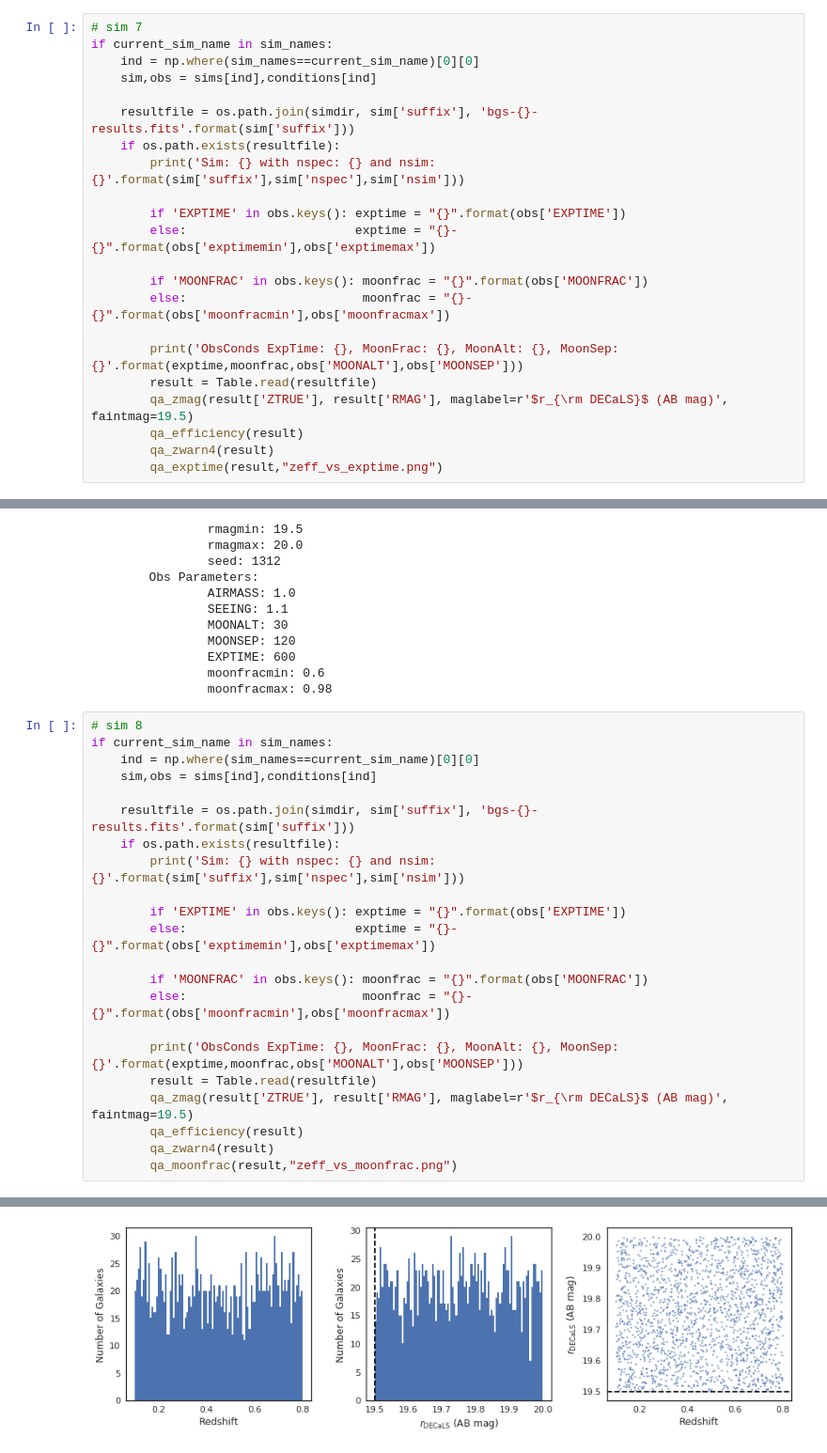
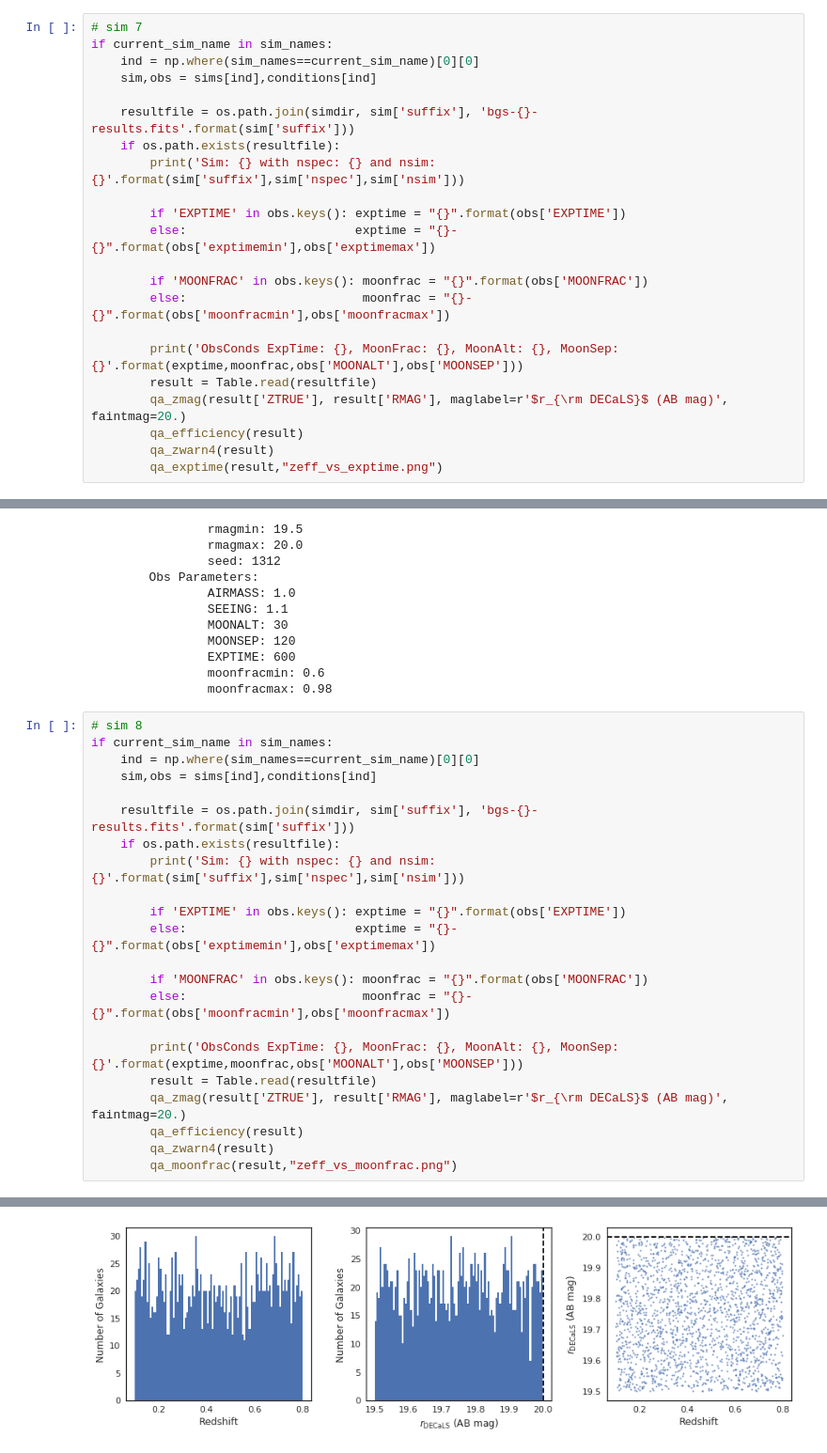
Before and after one commit to cosmodesi/desibgsdev, a Jupyter notebook: Redshift_Efficiency_Study/BGS_uniform-sampling_qa.ipynb, the cells around one changed output, grey strips where cells are left out. Shown at 94% size. Saved outputs shown, nothing was run; the diff lists cells and outputs as text.

```diff
--- a/Redshift_Efficiency_Study/BGS_uniform-sampling_qa.ipynb
+++ b/Redshift_Efficiency_Study/BGS_uniform-sampling_qa.ipynb
@@ -426,7 +426,7 @@ if current_sim_name in sim_names:
 
         print('ObsConds ExpTime: {}, MoonFrac: {}, MoonAlt: {}, MoonSep: {}'.format(exptime,moonfrac,obs['MOONALT'],obs['MOONSEP']))
         result = Table.read(resultfile)
-        qa_zmag(result['ZTRUE'], result['RMAG'], maglabel=r'$r_{\rm DECaLS}$ (AB mag)', faintmag=19.5)
+        qa_zmag(result['ZTRUE'], result['RMAG'], maglabel=r'$r_{\rm DECaLS}$ (AB mag)', faintmag=20.)
         qa_efficiency(result)
         qa_zwarn4(result)
         qa_exptime(result,"zeff_vs_exptime.png")
@@ -467,29 +467,29 @@ Sim: sim08
 # %%
 # sim 8
 if current_sim_name in sim_names:
     ind = np.where(sim_names==current_sim_name)[0][0]
     sim,obs = sims[ind],conditions[ind]
 
     resultfile = os.path.join(simdir, sim['suffix'], 'bgs-{}-results.fits'.format(sim['suffix']))
     if os.path.exists(resultfile):
         print('Sim: {} with nspec: {} and nsim: {}'.format(sim['suffix'],sim['nspec'],sim['nsim']))
 
         if 'EXPTIME' in obs.keys(): exptime = "{}".format(obs['EXPTIME'])
         else:                       exptime = "{}-{}".format(obs['exptimemin'],obs['exptimemax'])
 
         if 'MOONFRAC' in obs.keys(): moonfrac = "{}".format(obs['MOONFRAC'])
         else:                        moonfrac = "{}-{}".format(obs['moonfracmin'],obs['moonfracmax'])
 
         print('ObsConds ExpTime: {}, MoonFrac: {}, MoonAlt: {}, MoonSep: {}'.format(exptime,moonfrac,obs['MOONALT'],obs['MOONSEP']))
         result = Table.read(resultfile)
-        qa_zmag(result['ZTRUE'], result['RMAG'], maglabel=r'$r_{\rm DECaLS}$ (AB mag)', faintmag=19.5)
+        qa_zmag(result['ZTRUE'], result['RMAG'], maglabel=r'$r_{\rm DECaLS}$ (AB mag)', faintmag=20.)
         qa_efficiency(result)
         qa_zwarn4(result)
         qa_moonfrac(result,"zeff_vs_moonfrac.png")
 # %% [output]
 Sim: sim08 with nspec: 200 and nsim: 10
 ObsConds ExpTime: 600, MoonFrac: 0.6-0.98, MoonAlt: 30, MoonSep: 120
-[figure, old version]
+[figure, new version]
 [figure]
 [figure]
 [figure]
```
Also changed, not shown: parts of 1 cell of this notebook.
